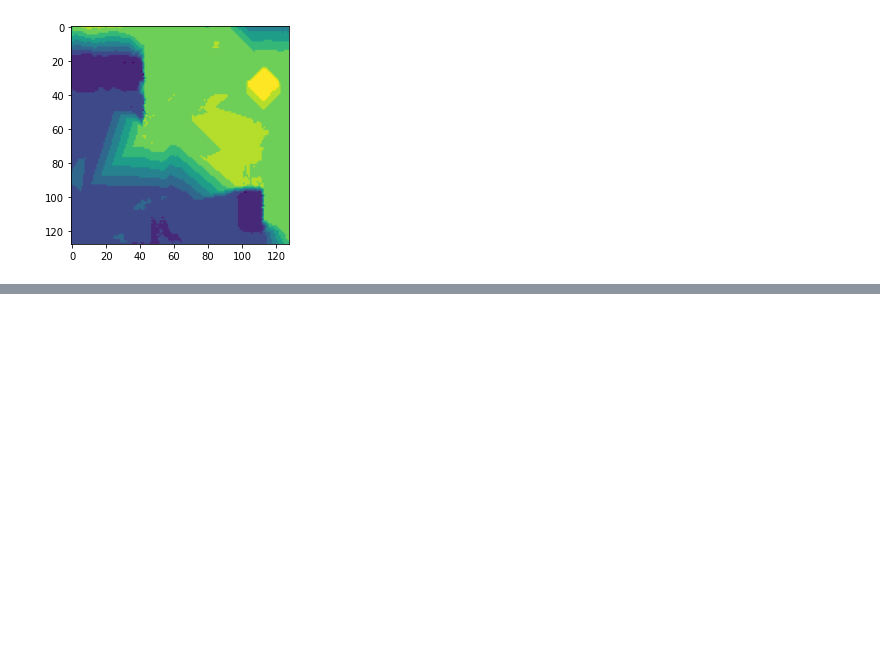
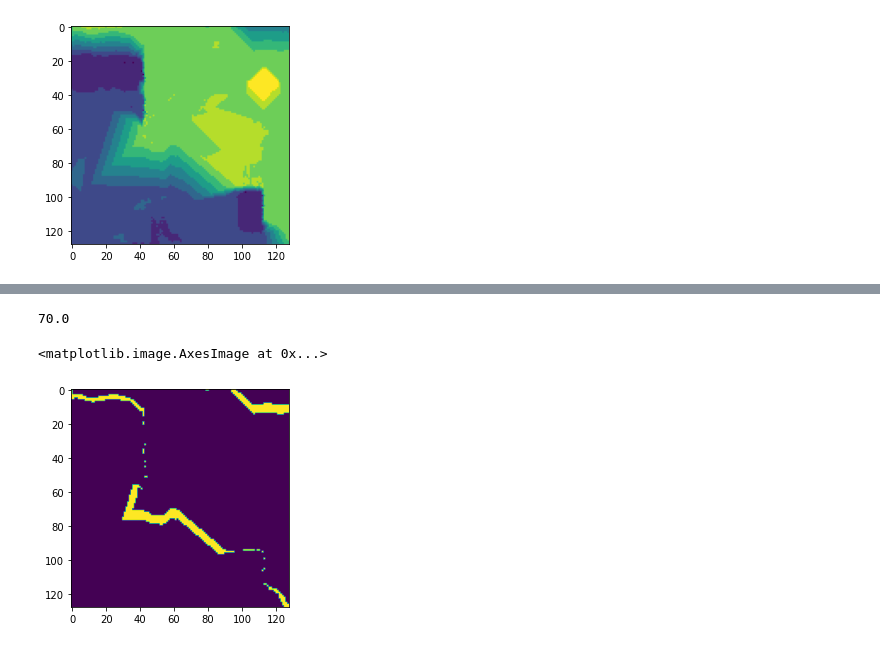
Before and after one commit to DavidResin/polycraft, a Jupyter notebook: heightmap/heightmap.ipynb, the cells around one changed output, grey strips where cells are left out. Saved outputs shown, nothing was run; the diff lists cells and outputs as text; code cells hidden in the pictures; blank space fills up the shorter version.

```diff
--- a/heightmap/heightmap.ipynb
+++ b/heightmap/heightmap.ipynb
@@ -909,6 +584,0 @@ array([[ True,  True,  True, ...,  True,  True,  True],
-# %%
-multilayer, Y0, depth = thicken(arr)
-layer = multilayer[..., 1]
-sublayers = split_layer(layer)
-
-tesselate_layer(multilayer[..., 2], *sublayers[0])
@@ -983,0 +774,9 @@ KeyboardInterrupt:
+# %%
+np.sum(selected)
+# %% [output]
+70.0
+# %%
+plt.imshow(multilayer[..., 6])
+# %% [output]
+<matplotlib.image.AxesImage at 0x...>
+[figure, added]
```
Also changed, not shown: parts of 27 cells of this notebook.
